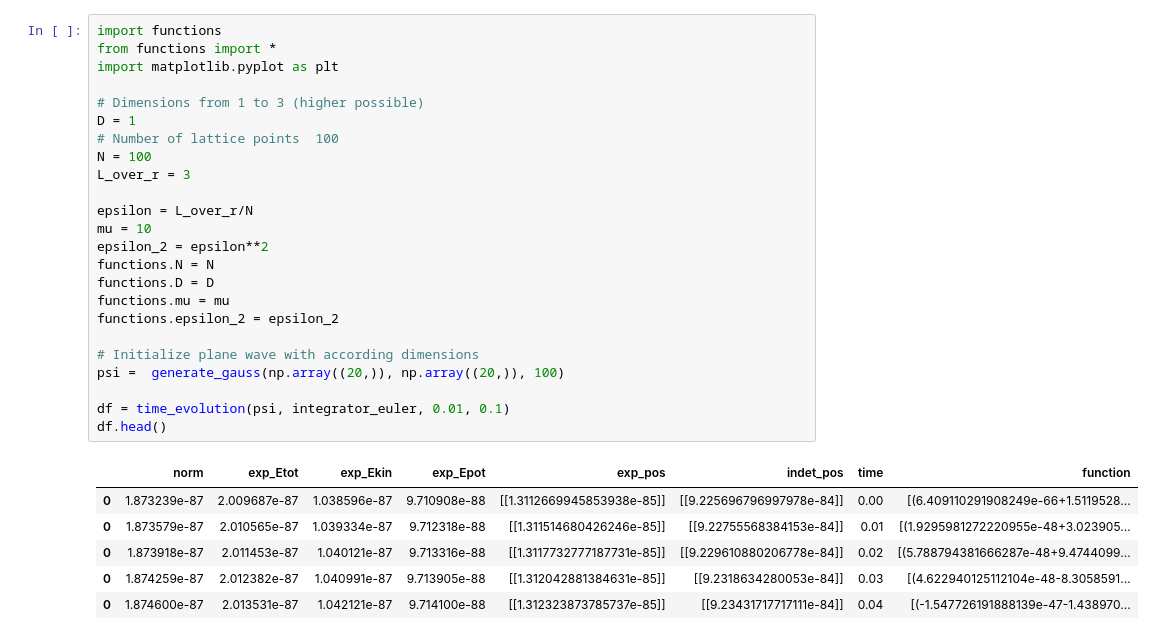
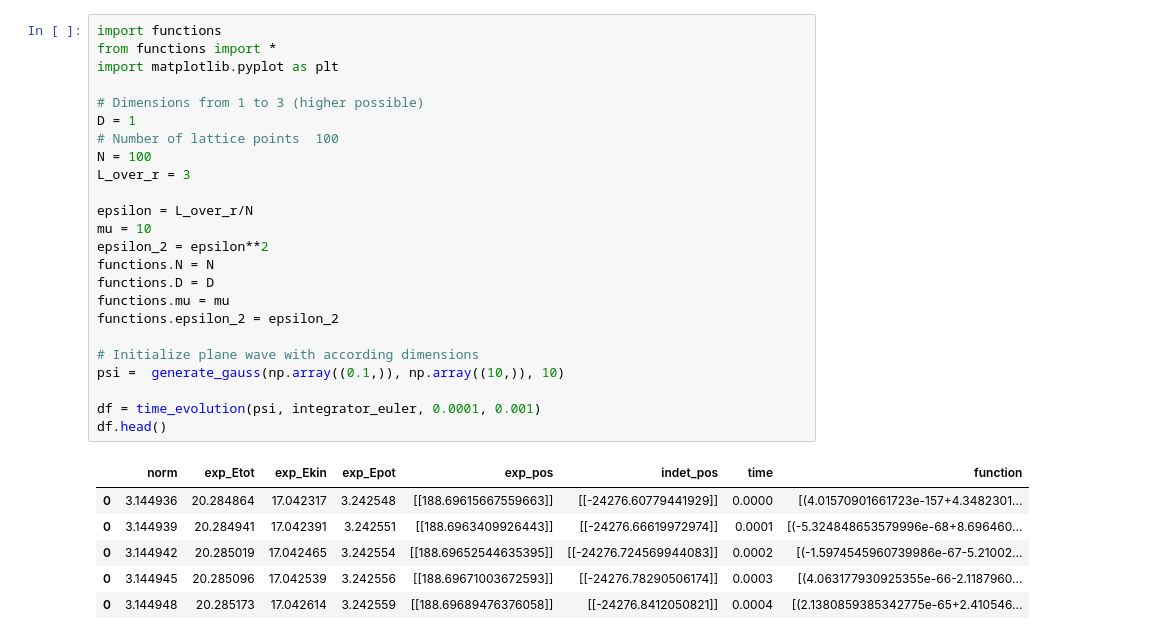
Before and after one commit to Quanta-Dan/comp_phys, a Jupyter notebook: time_evolution.ipynb, the cells around one changed output. Drawn from its saved outputs; the diff is of its cells as text.

```diff
--- a/time_evolution.ipynb
+++ b/time_evolution.ipynb
@@ -1,34 +1,34 @@
 # %%
 import functions
 from functions import *
 import matplotlib.pyplot as plt
 
 # Dimensions from 1 to 3 (higher possible)
 D = 1
 # Number of lattice points  100
 N = 100
 L_over_r = 3
 
 epsilon = L_over_r/N
 mu = 10
 epsilon_2 = epsilon**2
 functions.N = N
 functions.D = D
 functions.mu = mu
 functions.epsilon_2 = epsilon_2
 
 # Initialize plane wave with according dimensions
-psi =  generate_gauss(np.array((20,)), np.array((20,)), 100)
+psi =  generate_gauss(np.array((0.1,)), np.array((10,)), 10)
 
-df = time_evolution(psi, integrator_euler, 0.01, 0.1)
+df = time_evolution(psi, integrator_euler, 0.0001, 0.001)
 df.head()
 # %% [output]
 |  | norm | exp_Etot | exp_Ekin | exp_Epot | exp_pos | indet_pos | time | function |
-| 0 | 1.873239e-87 | 2.009687e-87 | 1.038596e-87 | 9.710908e-88 | [[1.3112669945853938e-85]] | [[9.225696796997978e-84]] | 0.00 | [(6.409110291908249e-66+1.5119528... |
-| 0 | 1.873579e-87 | 2.010565e-87 | 1.039334e-87 | 9.712318e-88 | [[1.311514680426246e-85]] | [[9.22755568384153e-84]] | 0.01 | [(1.9295981272220955e-48+3.023905... |
-| 0 | 1.873918e-87 | 2.011453e-87 | 1.040121e-87 | 9.713316e-88 | [[1.3117732777187731e-85]] | [[9.229610880206778e-84]] | 0.02 | [(5.788794381666287e-48+9.4744099... |
-| 0 | 1.874259e-87 | 2.012382e-87 | 1.040991e-87 | 9.713905e-88 | [[1.312042881384631e-85]] | [[9.2318634280053e-84]] | 0.03 | [(4.622940125112104e-48-8.3058591... |
-| 0 | 1.874600e-87 | 2.013531e-87 | 1.042121e-87 | 9.714100e-88 | [[1.312323873785737e-85]] | [[9.23431717717111e-84]] | 0.04 | [(-1.547726191888139e-47-1.438970... |
+| 0 | 3.144936 | 20.284864 | 17.042317 | 3.242548 | [[188.69615667559663]] | [[-24276.60779441929]] | 0.0000 | [(4.01570901661723e-157+4.3482301... |
+| 0 | 3.144939 | 20.284941 | 17.042391 | 3.242551 | [[188.6963409926443]] | [[-24276.66619972974]] | 0.0001 | [(-5.324848653579996e-68+8.696460... |
+| 0 | 3.144942 | 20.285019 | 17.042465 | 3.242554 | [[188.69652544635395]] | [[-24276.724569944083]] | 0.0002 | [(-1.5974545960739986e-67-5.21002... |
+| 0 | 3.144945 | 20.285096 | 17.042539 | 3.242556 | [[188.69671003672593]] | [[-24276.78290506174]] | 0.0003 | [(4.063177930925355e-66-2.1187960... |
+| 0 | 3.144948 | 20.285173 | 17.042614 | 3.242559 | [[188.69689476376058]] | [[-24276.8412050821]] | 0.0004 | [(2.1380859385342775e-65+2.410546... |
 # %%
 df.plot(x='time', y='norm', kind='line', marker='o', linestyle='-', color='b')
 
```
Also changed, not shown: parts of 2 cells of this notebook, 1 other file.
